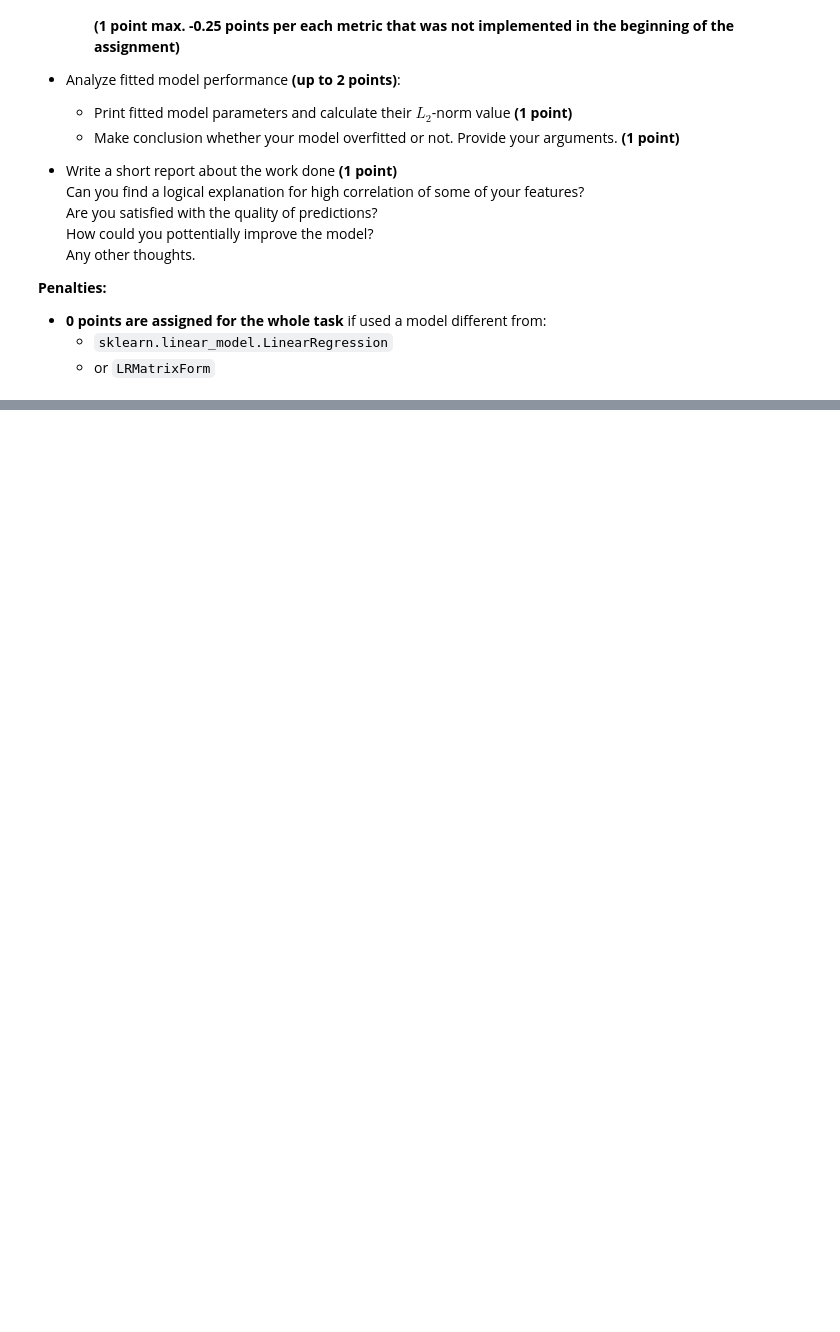
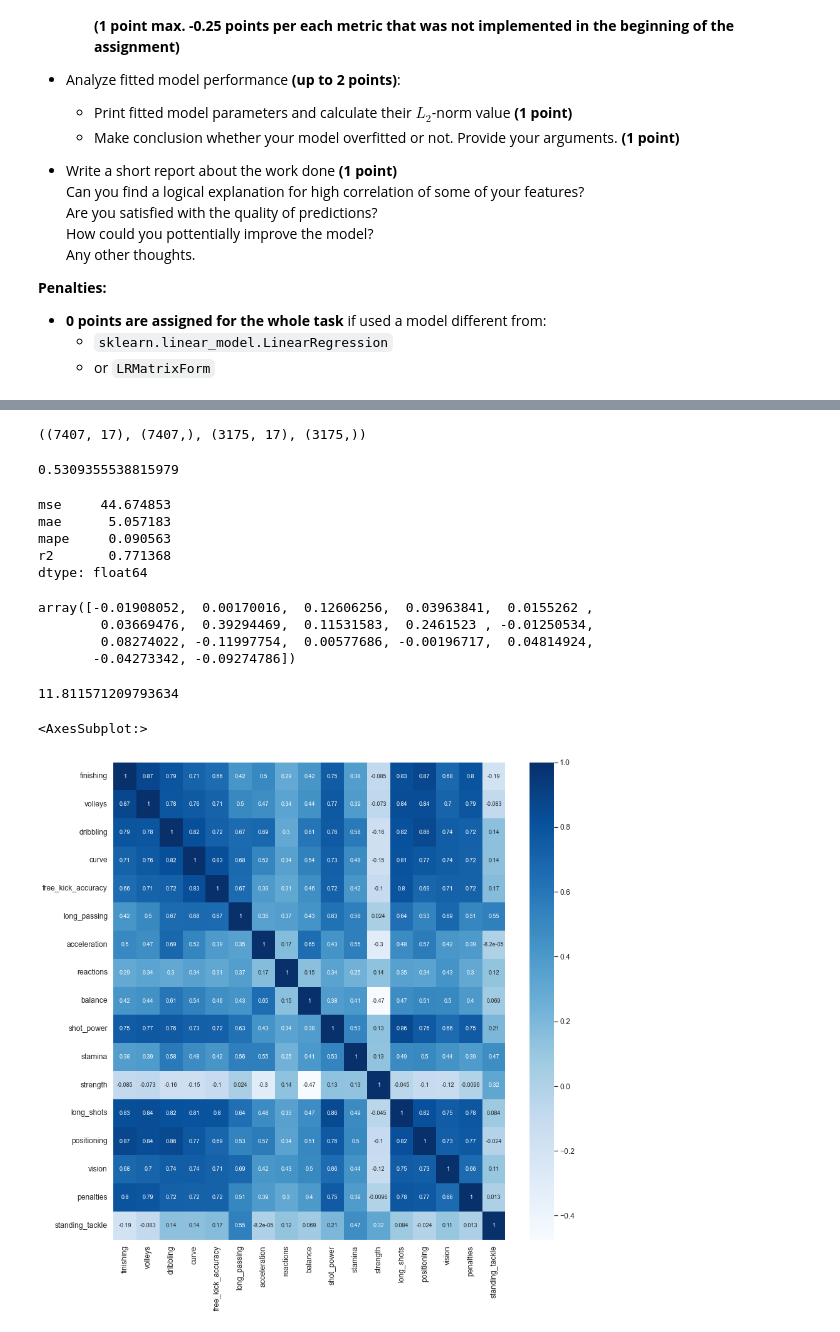
Before and after one commit to husbandwife78/linear_regression, a Jupyter notebook: linear_regression.ipynb, the cells around one changed output, grey strips where cells are left out. Saved outputs shown, nothing was run; the diff lists cells and outputs as text; code cells hidden in the pictures; blank space fills up the shorter version.

```diff
--- a/linear_regression.ipynb
+++ b/linear_regression.ipynb
@@ -1702,0 +1761,8 @@ Steps you need to follow:
+# %%
+from sklearn.model_selection import train_test_split
+from sklearn.linear_model import LinearRegression
+drop_columns2 = ['agility', 'sprint_speed', 'crossing', 'heading_accuracy', 'jumping',
+                 'aggression', 'interceptions', 'marking', 'ball_control', 'short_passing']
+df_X = df_X.drop(drop_columns2, axis=1)
+df_Y = df['agility']
+x_train, x_test, y_train, y_test = train_test_split(df_X, df_Y, test_size=0.3)
@@ -1702,0 +1785,38 @@ Steps you need to follow:
+# %%
+x_train.shape, y_train.shape, x_test.shape, y_test.shape
+# %% [output]
+((7407, 17), (7407,), (3175, 17), (3175,))
+# %%
+agility_model = LinearRegression()
+agility_model.fit(x_train, y_train)
+coef_L2_norm = sum((agility_model.coef_)**2)**0.5
+coef_L2_norm
+# %% [output]
+0.5309355538815979
+# %%
+prediction = agility_model.predict(x_test)
+get_metrics(y_true=y_test, y_pred=prediction)
+# %% [output]
+mse     44.674853
+mae      5.057183
+mape     0.090563
+r2       0.771368
+dtype: float64
+# %%
+agility_model.coef_
+# %% [output]
+array([-0.01908052,  0.00170016,  0.12606256,  0.03963841,  0.0155262 ,
+        0.03669476,  0.39294469,  0.11531583,  0.2461523 , -0.01250534,
+        0.08274022, -0.11997754,  0.00577686, -0.00196717,  0.04814924,
+       -0.04273342, -0.09274786])
+# %%
+agility_model.intercept_
+# %% [output]
+11.811571209793634
+# %%
+# Посмотрим матрицу коррелиции ещё раз
+df_X = df_X.iloc[:,:27]
+sns.heatmap(df_X.corr(), cmap='Blues', annot=True)
+# %% [output]
+<AxesSubplot:>
+[figure, added]
```
Also changed, not shown: parts of 32 cells of this notebook.
